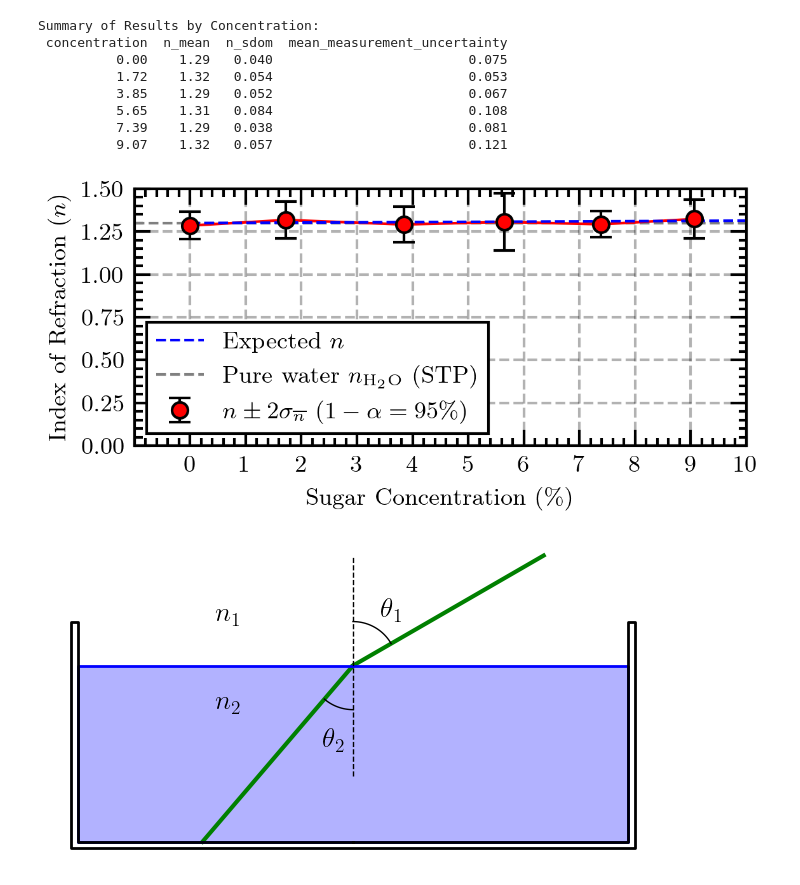
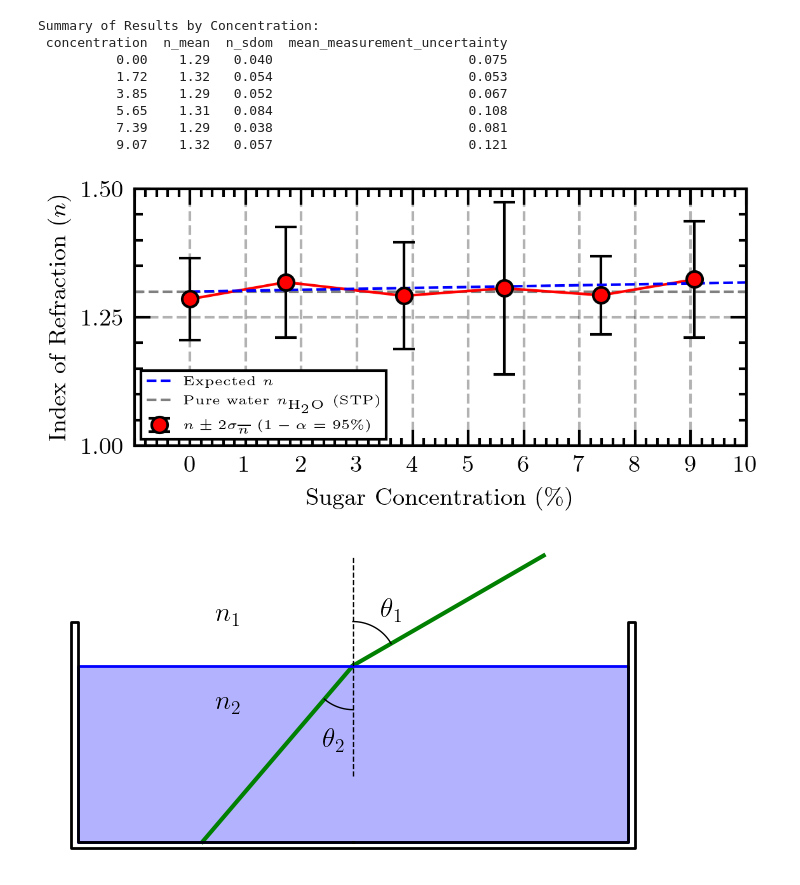
Before and after one commit to silvernuke911/Physics157, a Jupyter notebook: PHYSICS192 CODE/E5A/E5A.ipynb, the cells around one changed output. Drawn from its saved outputs; the diff is of its cells as text; code cells hidden in the pictures.

```diff
--- a/PHYSICS192 CODE/E5A/E5A.ipynb
+++ b/PHYSICS192 CODE/E5A/E5A.ipynb
@@ -404,7 +388,7 @@ Summary of Results by Concentration:
 plt.figure(figsize=(4, 2), dpi=300)
 
 perce = np.linspace(0,10,100)
-nexp = 1.3 + 1.42e-3 * perce
+nexp = 1.3 + 1.77e-3 * perce
 
 plt.errorbar(
     x=results_df['concentration'],
@@ -420,37 +404,37 @@ plt.errorbar(
     markersize=6,
     label=r'$n \pm 2\sigma_{\overline{n}}$ ($1-\alpha = 95\%$)'
 )
 
 # Add a red line connecting the points
 plt.plot(results_df['concentration'], results_df['n_mean'],
          color='red', linestyle='-', linewidth=1, alpha=1)
 
 # Add a red line connecting the points
 plt.plot(perce,nexp,
          color='blue', linestyle='--', linewidth=1, alpha=1, label = 'Expected $n$')
 
 # Customize the plot
 plt.xlabel(r'Sugar Concentration ($\%$)')
 plt.ylabel('Index of Refraction ($n$)')
 
 # Corrected pure water line label
 plt.axhline(1.3, color='gray', linestyle='--', linewidth=1, zorder=1,
            label=r'Pure water $n_{\mathrm{H_2O}}$ (STP)')
 
 # Adjust y-limits to better fit your data
-plt.ylim(0, 1.5)
-plt.yticks(np.arange(0, 1.55, 0.25))
+plt.ylim(1, 1.5)
+plt.yticks(np.arange(1, 1.55, 0.25))
 plt.xlim(-1, 10)
 plt.xticks(range(0,11,1))
 plt.grid(True, alpha=0.3, linestyle='--')
 
 # Improved legend with better visibility
-plt.legend(fancybox=False, edgecolor='k', facecolor='white')
+plt.legend(fancybox=False, edgecolor='k', facecolor='white', fontsize = 5)
 
 plt.tight_layout()
 plt.show()
 # %% [output]
-[figure, old version]
+[figure, new version]
 # %%
 
 basin_length = 2.5
```
Also changed, not shown: parts of 3 cells of this notebook.
